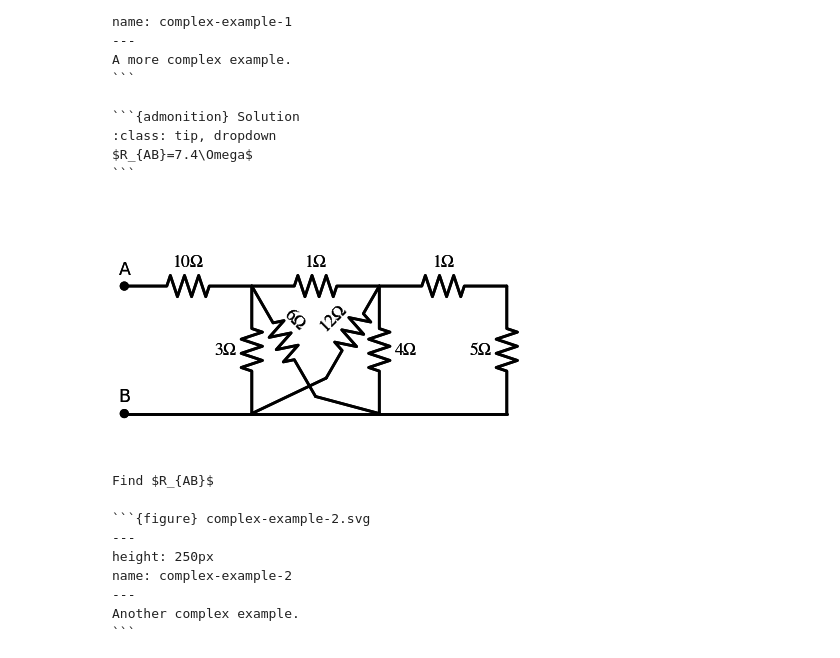
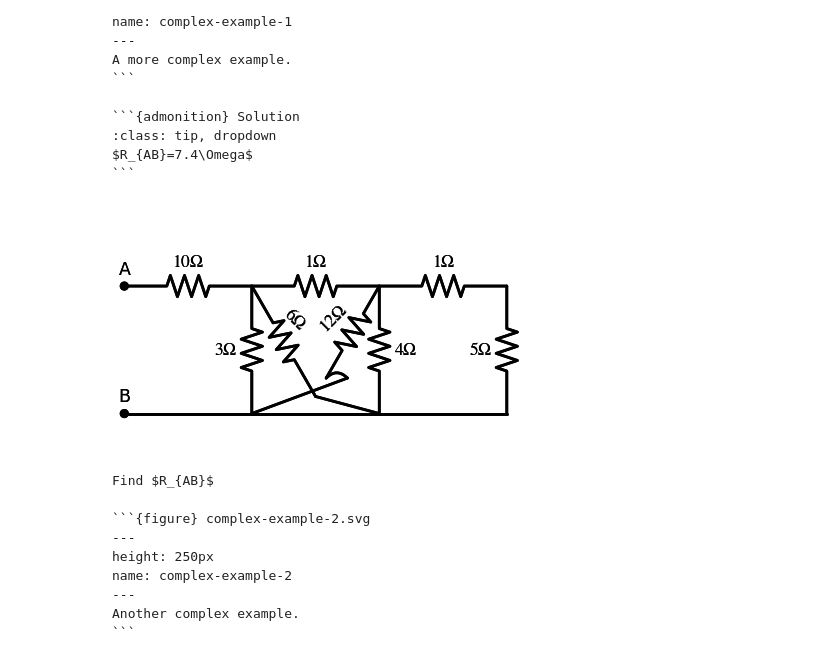
Before and after one commit to Circuit-Analysis/circuit-analysis.github.io, a Jupyter notebook: _sources/chapter-3.ipynb, the cells around one changed output. Drawn from its saved outputs; the diff is of its cells as text; code cells hidden in the pictures.

`````diff
--- a/_sources/chapter-3.ipynb
+++ b/_sources/chapter-3.ipynb
@@ -206,33 +206,34 @@ $R_{AB}=7.4\Omega$
 # %%
 import schemdraw
 import schemdraw.elements as elm
 with schemdraw.Drawing(file='complex-example-2.svg') as d:
     d += elm.Dot().label('A')
     d += elm.Resistor().right().label('$10\Omega$')
     d.push()
     d += (R2 := elm.Resistor().right().label('$1\Omega$'))
     d.push()
     d += elm.Resistor().right().label('$1\Omega$')
     d += elm.Resistor().down().label('$5\Omega$')
     d += elm.Line().left()
     d += (L1 := elm.Line().left())
     d += elm.Line().left()
     d += elm.Dot().label('B')
     d.pop()
     d += (R5 := elm.Resistor().down().label('$4\Omega$', loc='bottom'))
     d.pop()
     d.push()
     d += (R7 := elm.Resistor().down().label('$3\Omega$'))
     # d += elm.Resistor().endpoints(R2.start, L1.start).label('$6\Omega$')
     # d += elm.Resistor().endpoints(R2.end, L1.end).label('$12\Omega$')
     d.pop()
     d += (R6 := elm.Resistor().theta(-60).label('$6\Omega$', halign='right', rotate=-45))
     d += elm.Line().endpoints(R6.end, R5.end)
     d.move_from(R5.start,0,0)
     d += (R8 := elm.Resistor().label('$12\Omega$', halign='center', rotate=45).theta(-120).length(2.5))
-    d += elm.Line().endpoints(R8.end, R7.end)
+    d += (A1 := elm.Arc2().delta(0.5,0))
+    d += elm.Line().endpoints(A1.end, R7.end)
 # %% [output]
-[figure, old version]
+[figure, new version]
 # %% [markdown]
 ````{admonition} Example
 
`````
Also changed, not shown: 22 other files.
